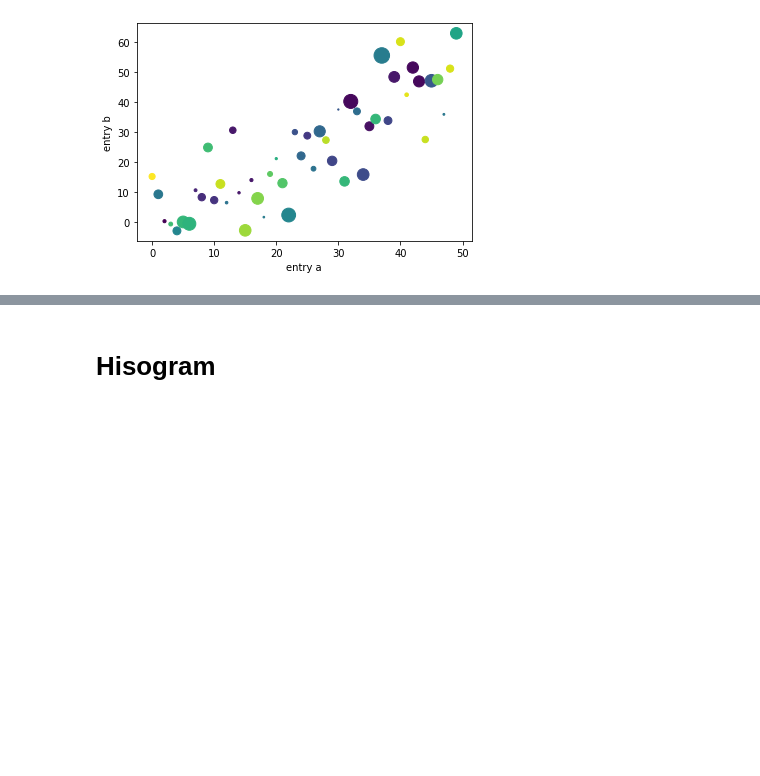
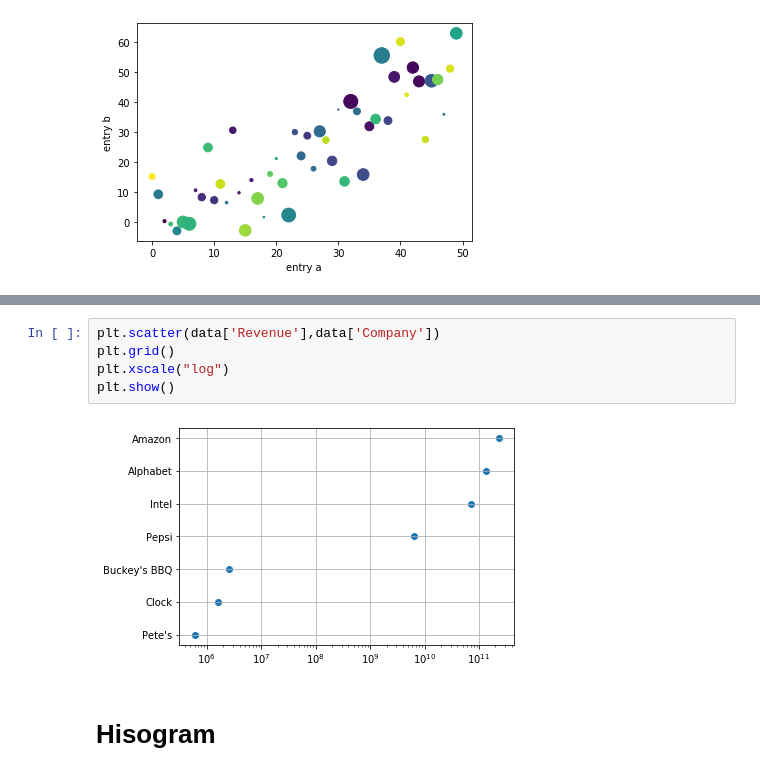
Before and after one commit to JesseZhuang/Python, a Jupyter notebook: data_processing/plotting.ipynb, the cells around one changed output, grey strips where cells are left out. Saved outputs shown, nothing was run; the diff lists cells and outputs as text; blank space fills up the shorter version.

```diff
--- a/data_processing/plotting.ipynb
+++ b/data_processing/plotting.ipynb
@@ -148,3 +221,10 @@ plt.show()
+# %%
+plt.scatter(data['Revenue'],data['Company'])
+plt.grid()
+plt.xscale("log")
+plt.show()
+# %% [output]
+[figure, added]
 # %% [markdown]
 # Hisogram
 # %%
```
Also changed, not shown: parts of 9 cells of this notebook, 2 other files.
